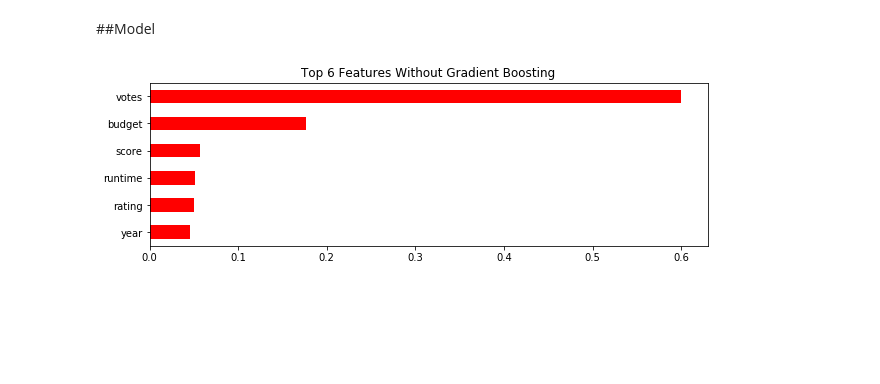
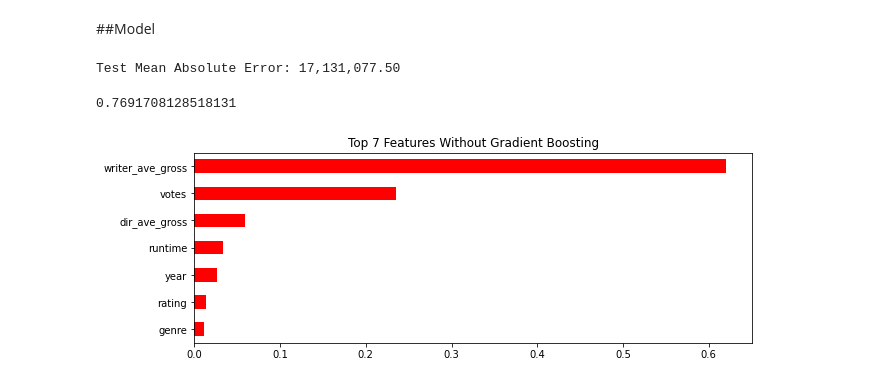
Before and after one commit to afroman32/DS-Unit-2-Applied-Modeling, a Jupyter notebook: module3-permutation-boosting/Permutation and Boosting Assignment.ipynb, the cells around one changed output. Saved outputs shown, nothing was run; the diff lists cells and outputs as text; code cells hidden in the pictures; blank space fills up the shorter version.

```diff
--- a/module3-permutation-boosting/Permutation and Boosting Assignment.ipynb
+++ b/module3-permutation-boosting/Permutation and Boosting Assignment.ipynb
@@ -241,0 +444,18 @@ y_test = test[target]
+# %%
+# set end year for training data set
+train_lim = movies['year'].min()+19
+
+# set beginning year for test data
+test_lim = movies['year'].max()-4
+# %%
+# movies in years less than training end year
+train = movies[movies['year']<= train_lim]
+
+# all movies in years greater than training end year
+val_temp = movies[movies['year'] > train_lim]
+
+# movies in years less than test year and greater than training end year
+val = val_temp[val_temp['year'] < test_lim]
+
+# movies in years greater than test year
+test = movies[movies['year']>=test_lim]
@@ -303,7 +599,7 @@ Test Mean Absolute Error: 28,700,487.17
 target = 'gross'
 
 # set features
-train_feats = train.drop(columns=[target, 'success_rate'])
+train_feats = train.drop(columns=[target, 'score', 'budget'])
 
 # numeric columns
 numeric_features = train_feats.select_dtypes(include='number').columns.tolist()
@@ -312,7 +608,7 @@ numeric_features = train_feats.select_dtypes(include='number').columns.tolist()
 cardinality = train_feats.select_dtypes(exclude='number').nunique()
 categorical_features = cardinality[cardinality <= 21].index.tolist()
 
-features = features = numeric_features + categorical_features
+features = numeric_features + categorical_features
 
 # set X matrices and y vectors
 X_train = train[features]
@@ -323,3 +619,24 @@ y_val = val[target]
 
 X_test = test[features]
 y_test = test[target]
+# %%
+pipeline = make_pipeline(
+    ce.OrdinalEncoder(),
+    # SimpleImputer(strategy = 'mean'),
+    StandardScaler(),
+    RandomForestRegressor()
+)
+
+# Fit on training set
+pipeline.fit(X_train, y_train)
+
+# make predictions
+y_pred = pipeline.predict(X_test)
+
+# test mean absolute error
+mae = mean_absolute_error(y_test, y_pred)
+print(f'Test Mean Absolute Error: {mae:,.2f}')
+pipeline.score(X_val, y_val)
+# %% [output]
+Test Mean Absolute Error: 17,131,077.50
+0.7691708128518131
@@ -326,18 +647,18 @@ y_test = test[target]
 # %%
 # Get feature importances
 rf = pipeline.named_steps['randomforestregressor']
 importances = pd.Series(rf.feature_importances_, X_train.columns)
 
 # Plot feature importances
 %matplotlib inline
 import matplotlib.pyplot as plt
 
-n = 6
+n = 7
 plt.figure(figsize=(10,n/2))
 plt.title(f'Top {n} Features Without Gradient Boosting')
 importances.sort_values()[-n:].plot.barh(color='red');
 # %% [output]
-[figure, old version]
+[figure, new version]
 # %%
 from xgboost import XGBRegressor
 
```
Also changed, not shown: parts of 45 cells of this notebook.
